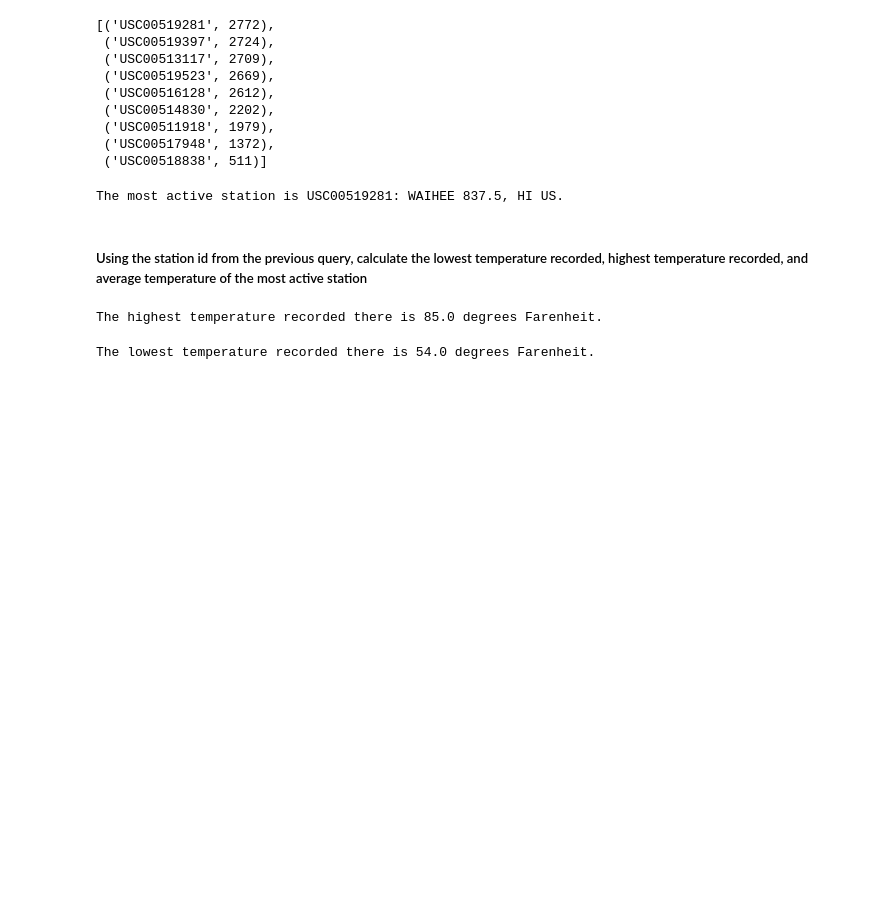
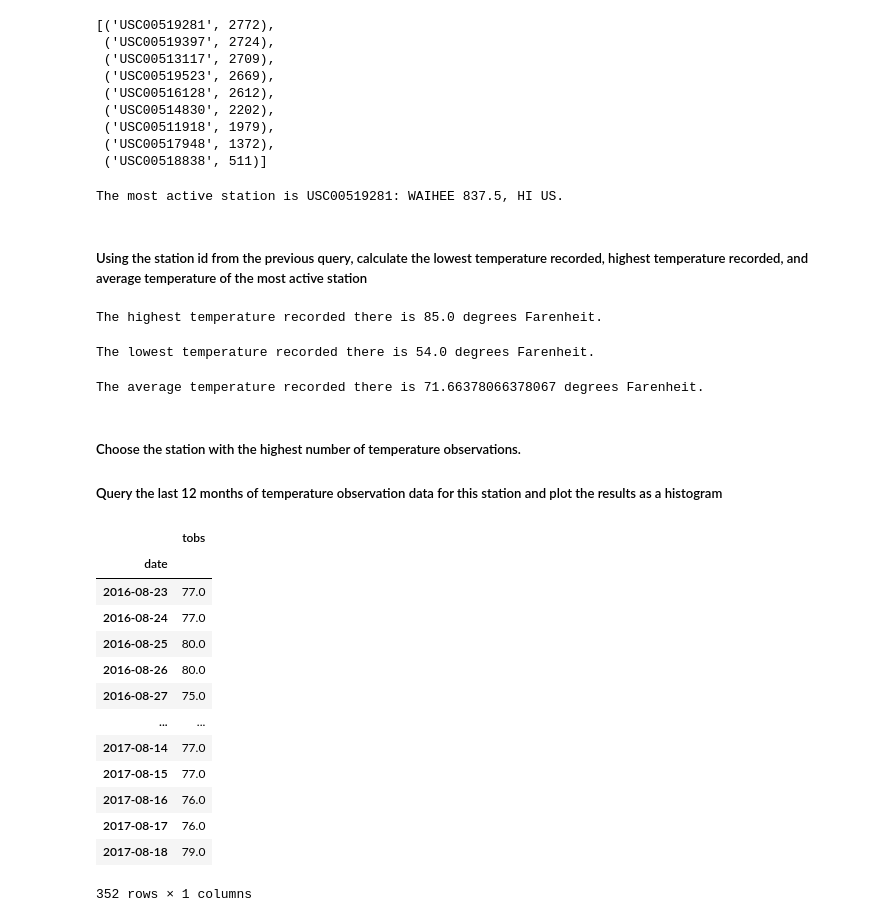
Before and after one commit to ShimsyV/sqlalchemy-challenge, a Jupyter notebook: Surfs_up.ipynb, the cells around one changed output. Saved outputs shown, nothing was run; the diff lists cells and outputs as text; code cells hidden in the pictures; blank space fills up the shorter version.

Commit message:
Query the last 12 months of temperature observation data for the most active station

```diff
--- a/Surfs_up.ipynb
+++ b/Surfs_up.ipynb
@@ -233,6 +233,32 @@ print(f"The lowest temperature recorded there is {lowestTemp} degrees Farenheit.
 The lowest temperature recorded there is 54.0 degrees Farenheit.
 # %%
 avgTemp = (session.query(func.avg(Measurement.tobs)).filter(Measurement.station == stationID))
-#avgTemp = '{0:.3}'.format(avgTemp[0][0])
-avgTemp =
+avgTemp = avgTemp[0][0]
 print(f"The average temperature recorded there is {avgTemp} degrees Farenheit.")
+# %% [output]
+The average temperature recorded there is 71.66378066378067 degrees Farenheit.
+# %% [markdown]
+##### Choose the station with the highest number of temperature observations.
+##### Query the last 12 months of temperature observation data for this station and plot the results as a histogram
+# %%
+temp_data = (session.query(Measurement.date, Measurement.tobs).filter(Measurement.date >= one_year_ago).filter(Measurement.station == stationID).order_by(Measurement.date).all())
+
+#convert query object to data frame
+temp_table = pd.DataFrame(temp_data)
+temp_table = temp_table.set_index('date')
+temp_table
+# %% [output]
+|  | tobs |
+| date |  |
+| 2016-08-23 | 77.0 |
+| 2016-08-24 | 77.0 |
+| 2016-08-25 | 80.0 |
+| 2016-08-26 | 80.0 |
+| 2016-08-27 | 75.0 |
+| ... | ... |
+| 2017-08-14 | 77.0 |
+| 2017-08-15 | 77.0 |
+| 2017-08-16 | 76.0 |
+| 2017-08-17 | 76.0 |
+| 2017-08-18 | 79.0 |
+352 rows × 1 columns
```
